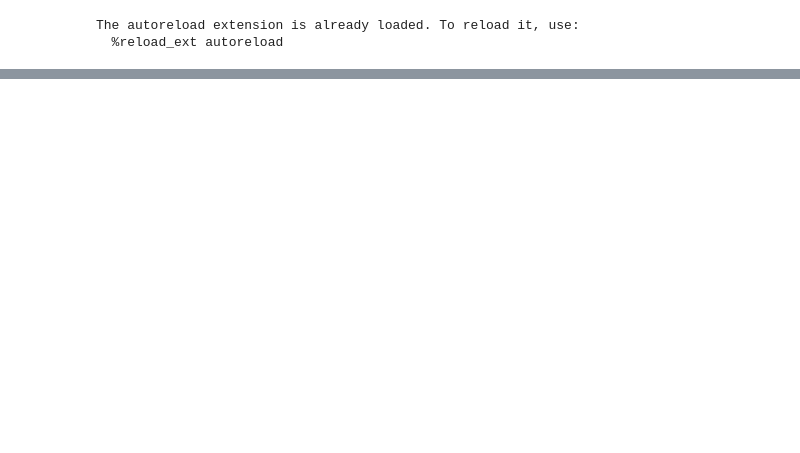
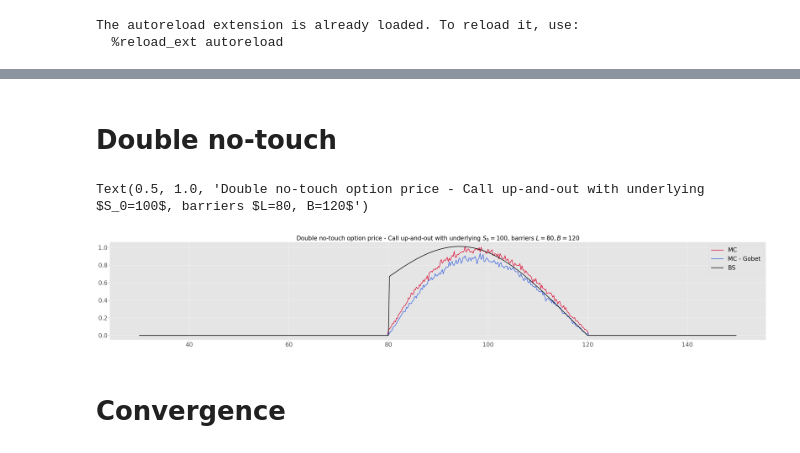
Before and after one commit to vtisserand/killed_diffusion, a Jupyter notebook: nbs/killed.ipynb, the cells around one changed output, grey strips where cells are left out. Cells and saved outputs as stored; diff of their text form; code cells hidden in the pictures; blank space fills up the shorter version.

```diff
--- a/nbs/killed.ipynb
+++ b/nbs/killed.ipynb
@@ -76,3 +110,41 @@ Text(0.5, 1.0, 'Barrier option price - Call up-and-out with underlying $S_0=100$
 [figure]
 # %%
 fig.savefig("killed_diffusion/report/img/cuo_mc.pdf", format="pdf", bbox_inches='tight')
+# %% [markdown]
+# Double no-touch
+# %%
+dnt = []
+underlying = []
+for i in range(600):
+    S0 = 0.2 * i + 30.0
+    price = killed_diffusion.price_double_no_touch_call(S0, K, r, T, sigma, N, M, L, B)
+    dnt.append(price)
+    underlying.append(S0)
+# %%
+dnt_gobet = []
+underlying = []
+for i in range(600):
+    S0 = 0.2 * i + 30.0
+    price = killed_diffusion.price_double_no_touch_call_gobet(S0, K, r, T, sigma, N, M, L, B, k_limit=10)
+    dnt_gobet.append(price)
+    underlying.append(S0)
+# %%
+dnt_bs = []
+underlying = []
+for i in range(600):
+    S0 = 0.2 * i + 30.0
+    price = killed_diffusion.bs_double_no_touch_call(S0, K, r, T, sigma, L, B)
+    dnt_bs.append(price)
+    underlying.append(S0)
+# %%
+fig, ax = plt.subplots()
+ax.plot(underlying, dnt, c='crimson', label='MC')
+ax.plot(underlying, dnt_gobet, c='royalblue', label='MC - Gobet')
+ax.plot(underlying, dnt_bs, c='black', label='BS')
+ax.legend()
+ax.set_title(r'Double no-touch option price - Call up-and-out with strike $K=100$, barriers $L=80, B=120$')
+# %% [output]
+Text(0.5, 1.0, 'Double no-touch option price - Call up-and-out with underlying $S_0=100$, barriers $L=80, B=120$')
+[figure, added]
+# %% [markdown]
+# Convergence
```
Also changed, not shown: parts of 14 cells of this notebook, 5 other files.
